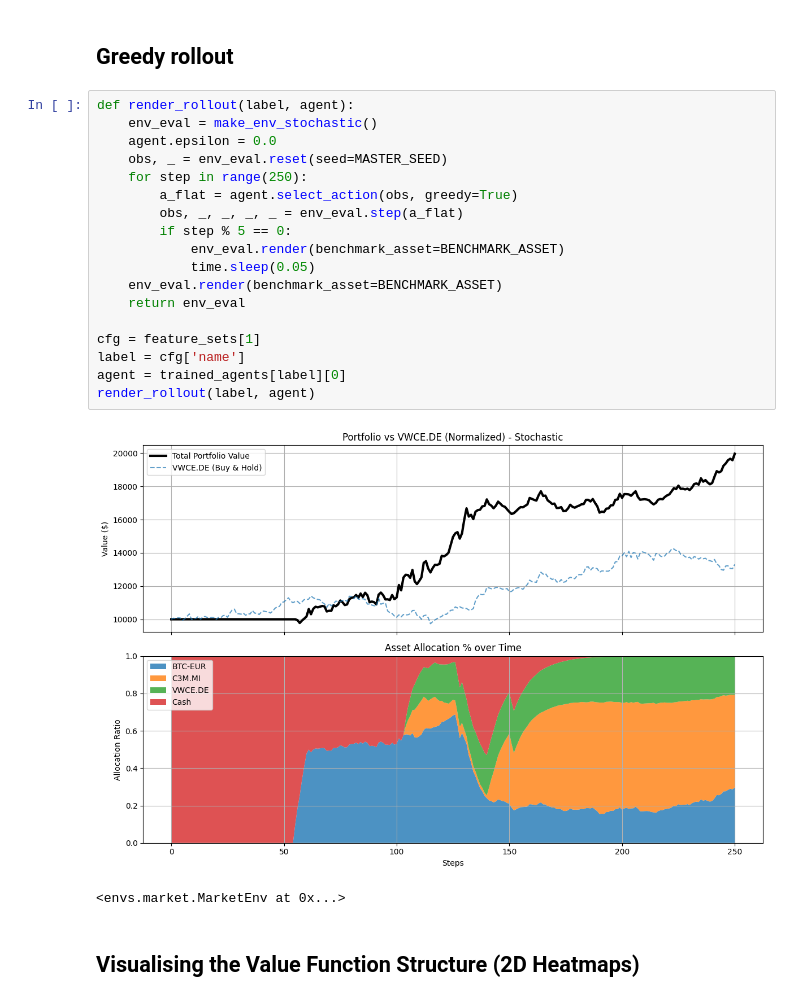
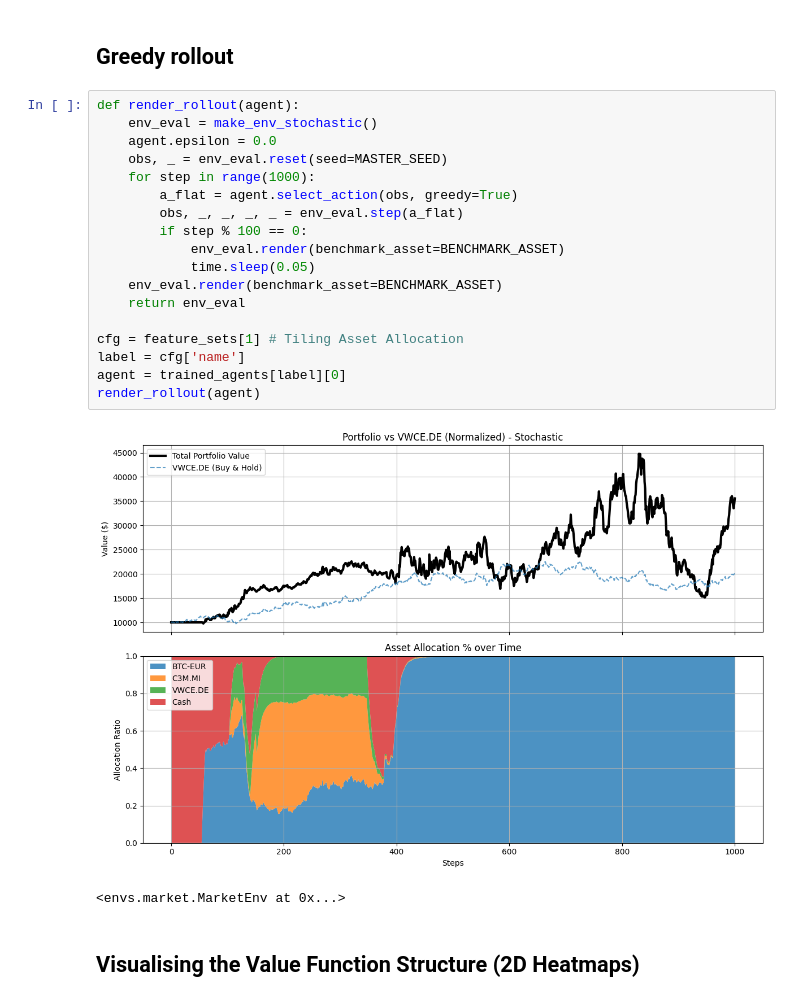
Before and after one commit to echo85/rl-market-maker, a Jupyter notebook: rl-market-maker.ipynb, the cells around one changed output. Saved outputs shown, nothing was run; the diff lists cells and outputs as text.

```diff
--- a/rl-market-maker.ipynb
+++ b/rl-market-maker.ipynb
@@ -249,25 +243,25 @@ MarketCharts.plot_final_performance(final_evals, feature_sets_experiments)
 # %% [markdown]
 ## Greedy rollout
 # %%
-def render_rollout(label, agent):
+def render_rollout(agent):
     env_eval = make_env_stochastic()
     agent.epsilon = 0.0
     obs, _ = env_eval.reset(seed=MASTER_SEED)
-    for step in range(250):
+    for step in range(1000):
         a_flat = agent.select_action(obs, greedy=True)
         obs, _, _, _, _ = env_eval.step(a_flat)
-        if step % 5 == 0:
+        if step % 100 == 0:
             env_eval.render(benchmark_asset=BENCHMARK_ASSET)
             time.sleep(0.05)
     env_eval.render(benchmark_asset=BENCHMARK_ASSET)
     return env_eval
 
-cfg = feature_sets[1]
+cfg = feature_sets[1] # Tiling Asset Allocation
 label = cfg['name']
 agent = trained_agents[label][0]
-render_rollout(label, agent)
+render_rollout(agent)
 # %% [output]
-[figure, old version]
+[figure, new version]
 <envs.market.MarketEnv at 0x...>
 # %% [markdown]
 ## Visualising the Value Function Structure (2D Heatmaps)
```
Also changed, not shown: parts of 9 cells of this notebook, 1 other file.
